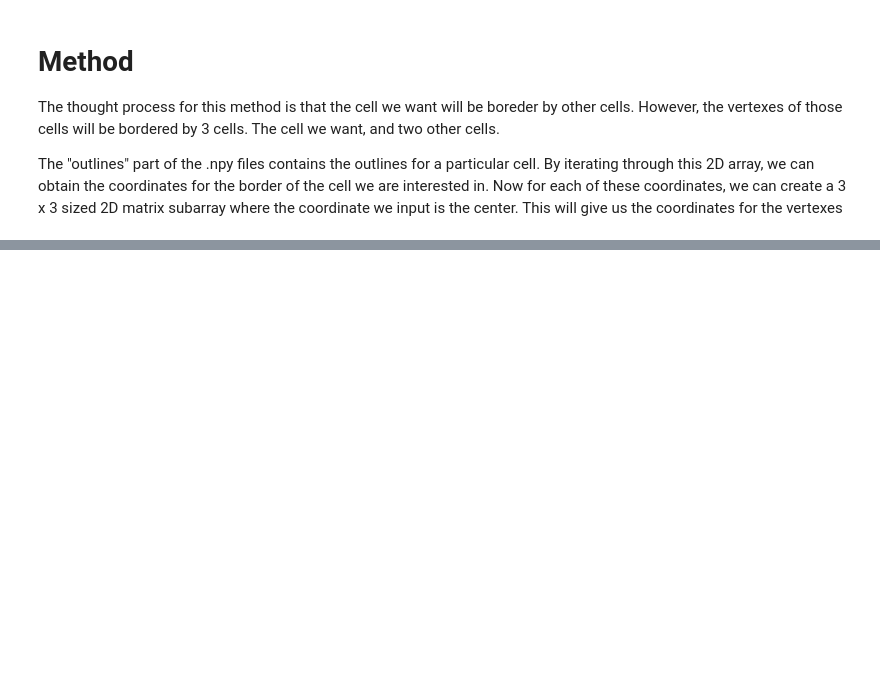
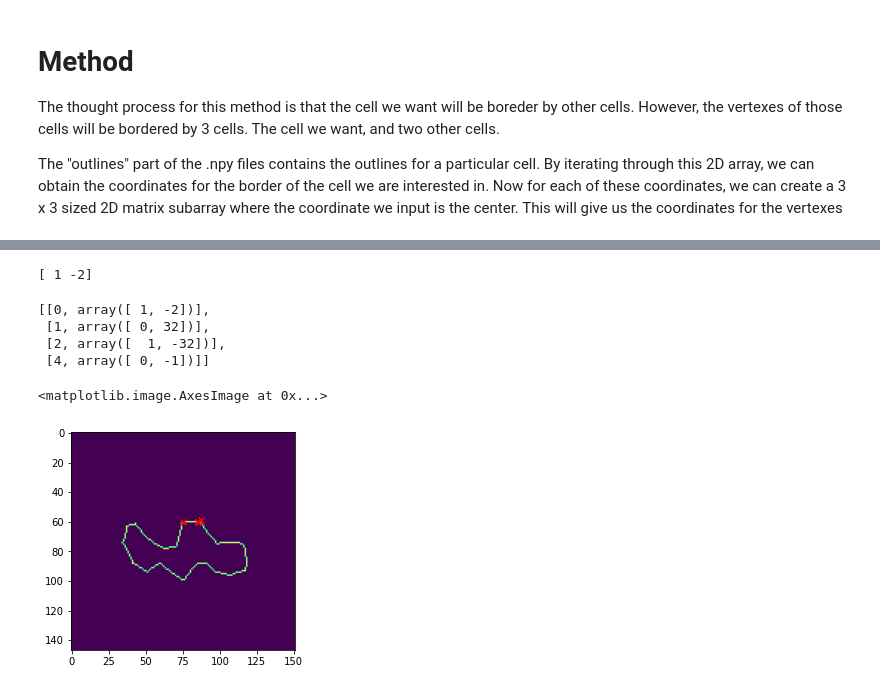
Before and after one commit to BiratalWagle/CellTension, a Jupyter notebook: Cellpose_Displacement_New.ipynb, the cells around one changed output, grey strips where cells are left out. Saved outputs shown, nothing was run; the diff lists cells and outputs as text; code cells hidden in the pictures; blank space fills up the shorter version.

```diff
--- a/Cellpose_Displacement_New.ipynb
+++ b/Cellpose_Displacement_New.ipynb
@@ -203 +219,34 @@ for k in range(len(vertexList) - 1):
+# %%
+# for i in range(len(vertexList) - 1):
+
+i = 0
+
+A= np.asarray(vertexList[i])
+B = np.asarray(vertexList[i + 1])
+C = B - A
+print(C[i])
+D = []
+for i in range(len(C)):
+    if C[i][0] + C[i][1] != 0: # now we have the points that we need
+        D.append([i, C[i]])
+small = 0
+# %% [output]
+[ 1 -2]
+[[0, array([ 1, -2])],
+ [1, array([ 0, 32])],
+ [2, array([  1, -32])],
+ [4, array([ 0, -1])]]
+# %%
+
+
+for value in range(4):
+    x = np.asarray(vertexList[value])[:, 0]
+    y = np.asarray(vertexList[value])[:, 1]
+
+    plt.scatter(y[0], x[0], marker = "x", color = "red")
+
+plt.imshow(O[0])
+# %% [output]
+<matplotlib.image.AxesImage at 0x...>
+[figure, added]
 # %%
```
Also changed, not shown: parts of 8 cells of this notebook, 4 other files.
